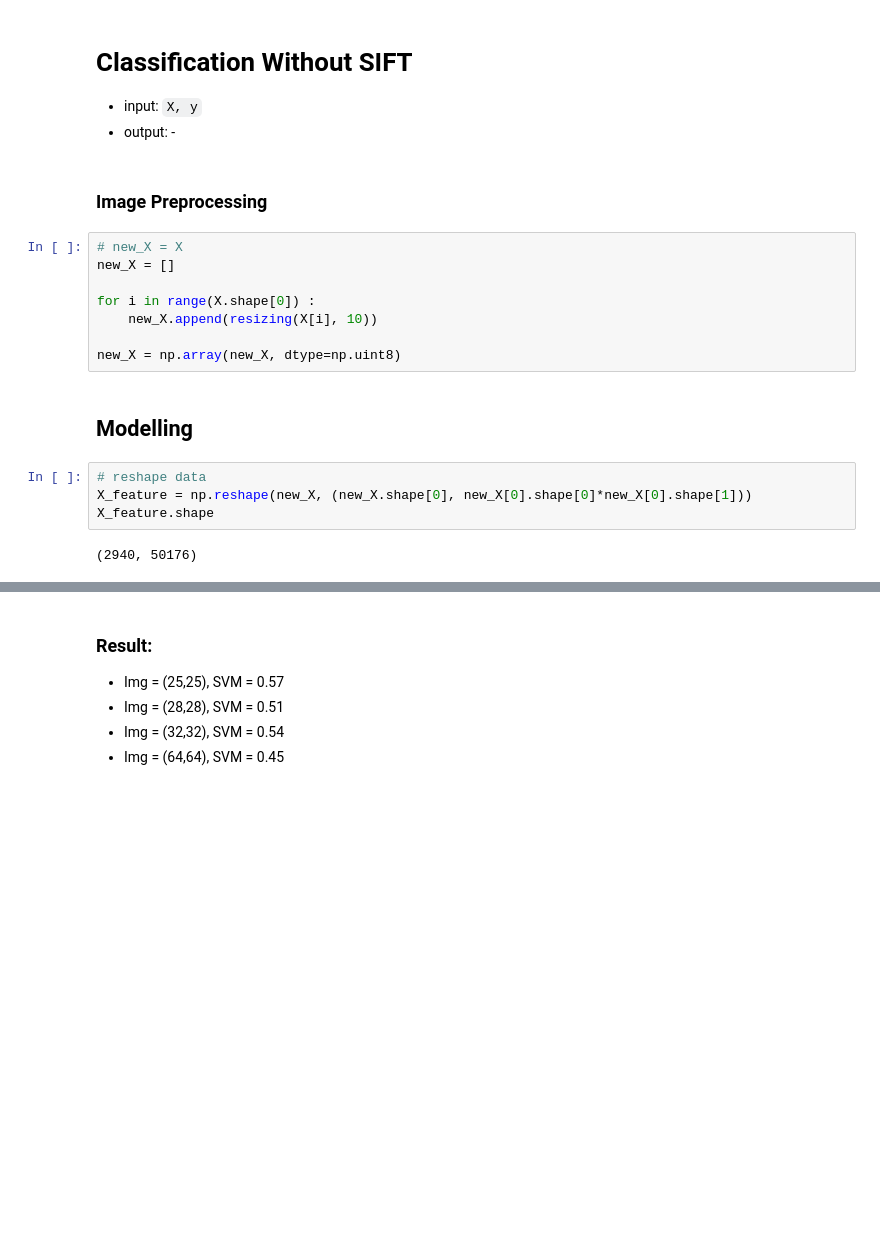
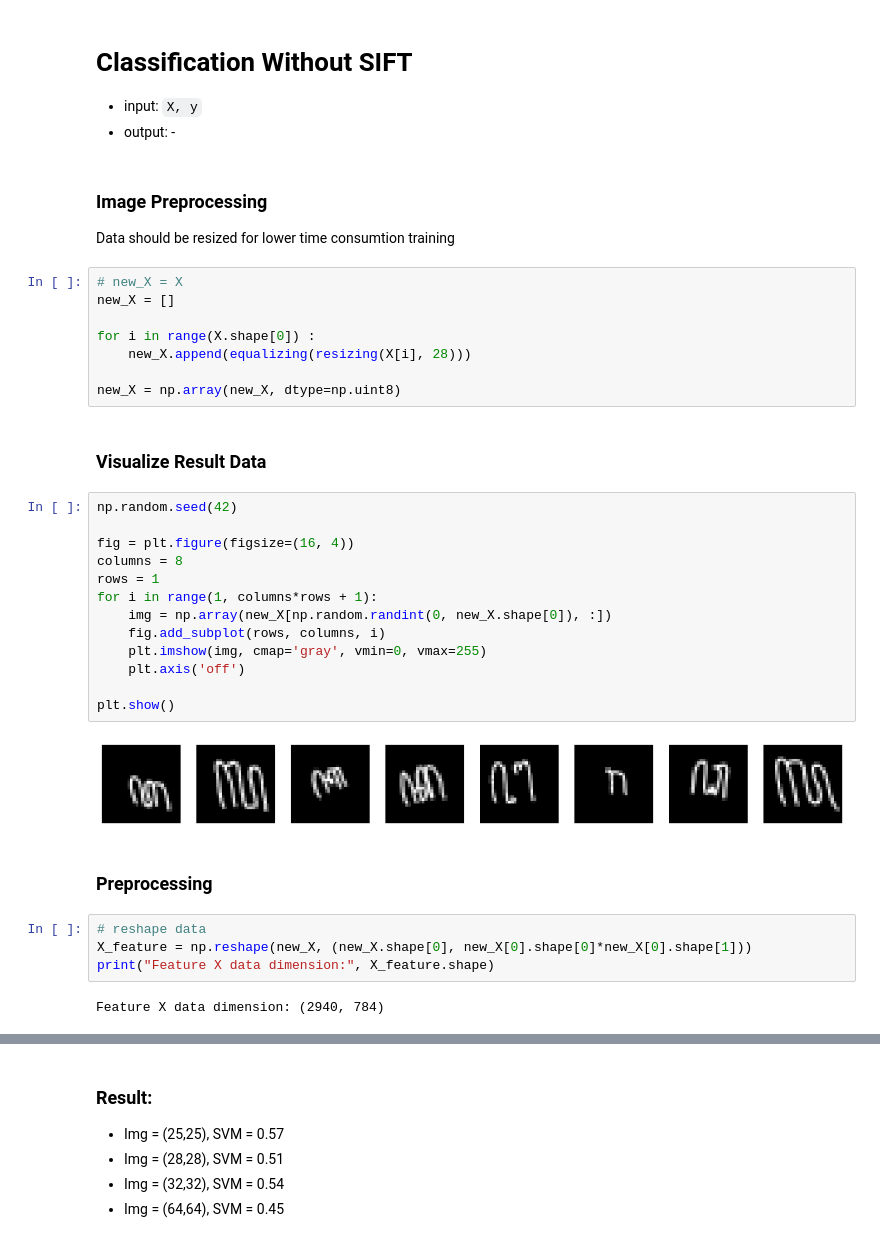
Before and after one commit to RTAgung/tugas-akhir, a Jupyter notebook: Code/campuran-SIFT.ipynb, the cells around one changed output, grey strips where cells are left out. Cells and saved outputs as stored; diff of their text form; blank space fills up the shorter version.

```diff
--- a/Code/campuran-SIFT.ipynb
+++ b/Code/campuran-SIFT.ipynb
@@ -487,22 +576,41 @@ Sebelum:
 - output: -
 # %% [markdown]
 ### Image Preprocessing
+
+Data should be resized for lower time consumtion training
 # %%
 # new_X = X
 new_X = []
 
 for i in range(X.shape[0]) :
-    new_X.append(resizing(X[i], 10))
+    new_X.append(equalizing(resizing(X[i], 28)))
 
 new_X = np.array(new_X, dtype=np.uint8)
+# %% [markdown]
+### Visualize Result Data
+# %%
+np.random.seed(42)
+
+fig = plt.figure(figsize=(16, 4))
+columns = 8
+rows = 1
+for i in range(1, columns*rows + 1):
+    img = np.array(new_X[np.random.randint(0, new_X.shape[0]), :])
+    fig.add_subplot(rows, columns, i)
+    plt.imshow(img, cmap='gray', vmin=0, vmax=255)
+    plt.axis('off')
+
+plt.show()
+# %% [output]
+[figure, added]
 # %% [markdown]
-## Modelling
+### Preprocessing
 # %%
 # reshape data
 X_feature = np.reshape(new_X, (new_X.shape[0], new_X[0].shape[0]*new_X[0].shape[1]))
-X_feature.shape
+print("Feature X data dimension:", X_feature.shape)
 # %% [output]
-(2940, 50176)
+Feature X data dimension: (2940, 784)
 # %%
 # normalization
 scaler = StandardScaler().fit(X_feature)
```
Also changed, not shown: parts of 90 cells of this notebook, 5 other files.
